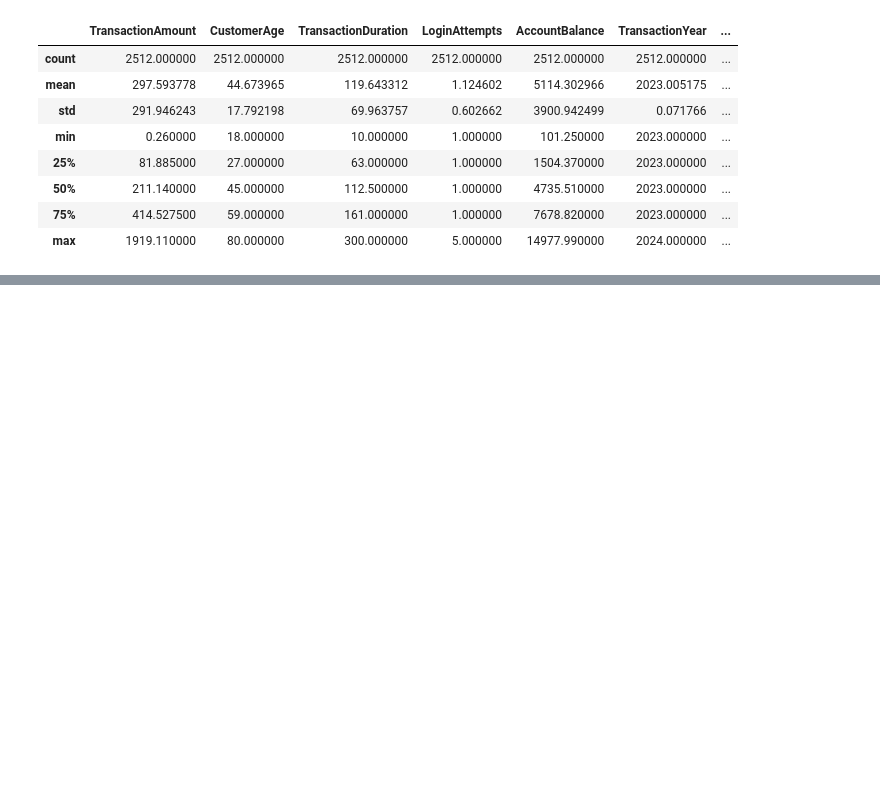
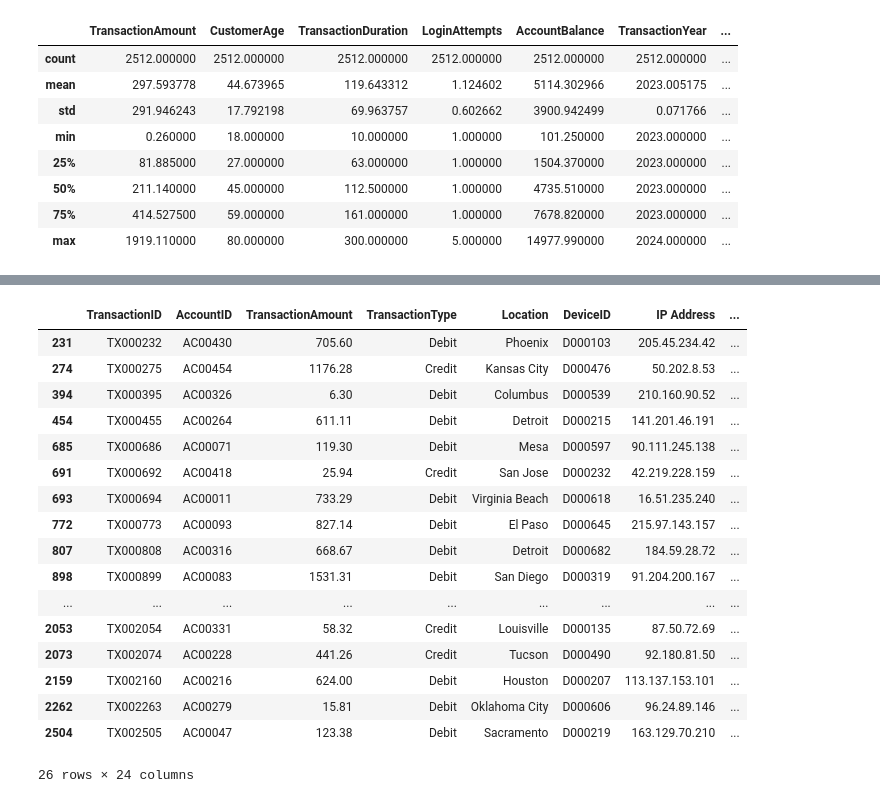
Before and after one commit to upanyachennoju/fraud-detection-mlops, a Jupyter notebook: notebook/exp_notebook.ipynb, the cells around one changed output, grey strips where cells are left out. Saved outputs shown, nothing was run; the diff lists cells and outputs as text; code cells hidden in the pictures; blank space fills up the shorter version.

```diff
--- a/notebook/exp_notebook.ipynb
+++ b/notebook/exp_notebook.ipynb
@@ -124,3 +178,25 @@ df['anomaly'] = model.predict(X_scaled)
 
 # Add anomaly score to the DataFrame
 df['anomaly_score'] = model.decision_function(X_scaled)
+# %%
+anomalies = df[df['anomaly'] == -1]
+anomalies
+# %% [output]
+|  | TransactionID | AccountID | TransactionAmount | TransactionType | Location | DeviceID | IP Address | ... |
+| 231 | TX000232 | AC00430 | 705.60 | Debit | Phoenix | D000103 | 205.45.234.42 | ... |
+| 274 | TX000275 | AC00454 | 1176.28 | Credit | Kansas City | D000476 | 50.202.8.53 | ... |
+| 394 | TX000395 | AC00326 | 6.30 | Debit | Columbus | D000539 | 210.160.90.52 | ... |
+| 454 | TX000455 | AC00264 | 611.11 | Debit | Detroit | D000215 | 141.201.46.191 | ... |
+| 685 | TX000686 | AC00071 | 119.30 | Debit | Mesa | D000597 | 90.111.245.138 | ... |
+| 691 | TX000692 | AC00418 | 25.94 | Credit | San Jose | D000232 | 42.219.228.159 | ... |
+| 693 | TX000694 | AC00011 | 733.29 | Debit | Virginia Beach | D000618 | 16.51.235.240 | ... |
+| 772 | TX000773 | AC00093 | 827.14 | Debit | El Paso | D000645 | 215.97.143.157 | ... |
+| 807 | TX000808 | AC00316 | 668.67 | Debit | Detroit | D000682 | 184.59.28.72 | ... |
+| 898 | TX000899 | AC00083 | 1531.31 | Debit | San Diego | D000319 | 91.204.200.167 | ... |
+| ... | ... | ... | ... | ... | ... | ... | ... | ... |
+| 2053 | TX002054 | AC00331 | 58.32 | Credit | Louisville | D000135 | 87.50.72.69 | ... |
+| 2073 | TX002074 | AC00228 | 441.26 | Credit | Tucson | D000490 | 92.180.81.50 | ... |
+| 2159 | TX002160 | AC00216 | 624.00 | Debit | Houston | D000207 | 113.137.153.101 | ... |
+| 2262 | TX002263 | AC00279 | 15.81 | Debit | Oklahoma City | D000606 | 96.24.89.146 | ... |
+| 2504 | TX002505 | AC00047 | 123.38 | Debit | Sacramento | D000219 | 163.129.70.210 | ... |
+26 rows × 24 columns
```
Also changed, not shown: parts of 9 cells of this notebook, 18 other files.
